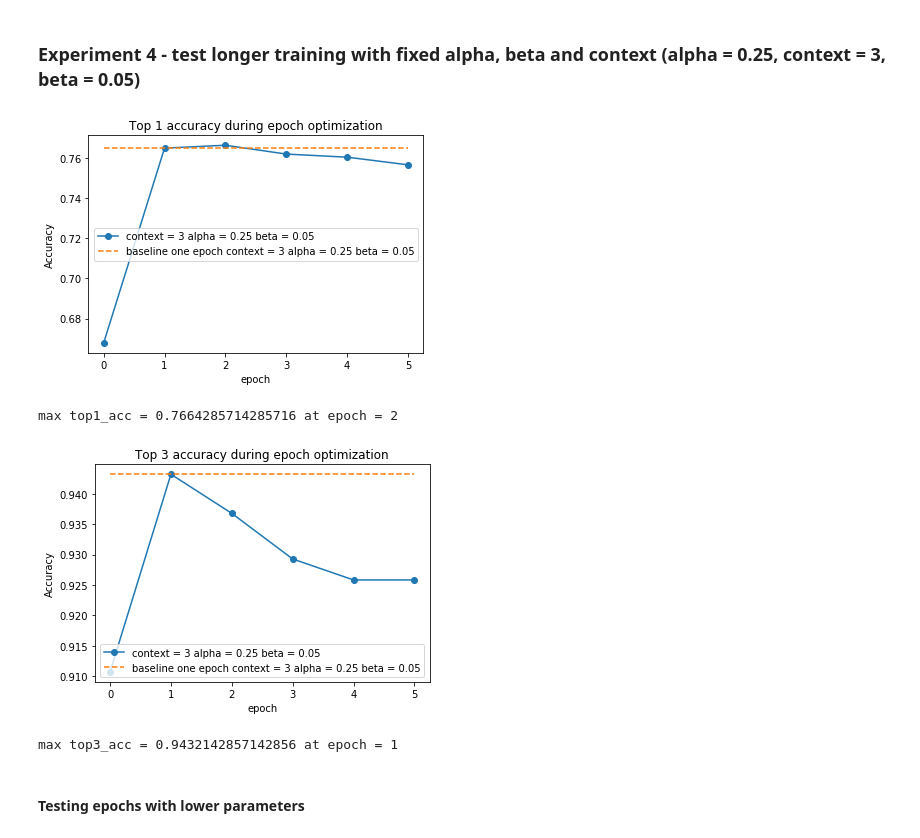
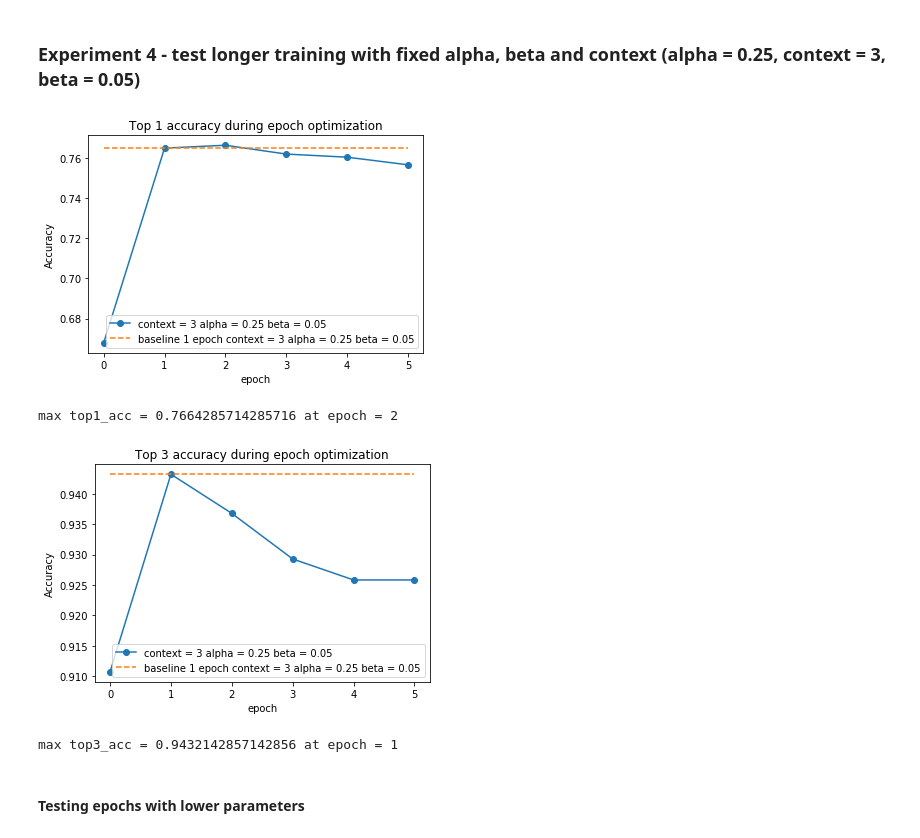
Before and after one commit to gberinger/automatic-wiki-links, a Jupyter notebook: experiments/alpha_beta_context_optimalizations/new_plots.ipynb, the cells around one changed output. Saved outputs shown, nothing was run; the diff lists cells and outputs as text; code cells hidden in the pictures.

```diff
--- a/experiments/alpha_beta_context_optimalizations/new_plots.ipynb
+++ b/experiments/alpha_beta_context_optimalizations/new_plots.ipynb
@@ -111,24 +135,18 @@ tested_top_ks = ["top1_acc", "top3_acc"]
 experiment = "beta"
 experiment_no = 3
 subexperiment_no = 0
-experiment_path = "../experiment{}/{}{}_0/".format(experiment_no, experiment, subexperiment_no)
-with open(experiment_path + 'args.txt') as f:
+experiment_path_prefix = "../experiment{}/{}{}_".format(experiment_no, experiment, subexperiment_no)
+with open(experiment_path_prefix + '0/args.txt') as f:
     data = json.load(f)
     assert(data["shuffle"])
     context = data["context"]
     alpha = data["alpha"]
 
 for top_k in tested_top_ks:
-    results_df = pd.read_csv(experiment_path + 'results.csv')
-    top_acc = 0 * results_df[top_k]
-    num_shuffles = 30
-    for i in range(num_shuffles):
-        experiment_path = "../experiment{}/{}{}_{}/".format(experiment_no, experiment, subexperiment_no, i)
-        results_df = pd.read_csv(experiment_path + 'results.csv')
-        top_acc = top_acc + results_df[top_k]
-    top_acc = top_acc/num_shuffles
-    plt.plot(results_df[experiment], top_acc, 'o-', label="context = {}".format(context))
-    plt.plot(results_df[experiment], [top_acc[0] for _ in top_acc], '--', label="baseline context = {} alpha = {}".format(context, alpha))
+    top_acc, _, tested_range = calc_top_std_and_range(experiment_path_prefix, top_k, experiment)
+    plt.plot(tested_range, top_acc, 'o-', label="context = {} alpha = {}".format(context, alpha))
+
+    plt.plot(tested_range, [top_acc[0] for _ in top_acc], '--', label="baseline context = {} alpha = {}".format(context, alpha))
 
     plt.xlabel(experiment)
     plt.ylabel('Accuracy')
@@ -138,5 +156,5 @@ for top_k in tested_top_ks:
     plt.show()
 
     max_acc = top_acc.max()
-    print('max {} = {} at {} = {} '.format(top_k, max_acc, experiment,results_df[experiment][top_acc.idxmax()]))
+    print('max {} = {} at {} = {} '.format(top_k, max_acc, experiment,tested_range[top_acc.idxmax()]))
 # %% [output]
@@ -149,41 +167,35 @@ max top3_acc = 0.9446428571428573 at beta = 0.01
 # %%
 tested_top_ks = ["top1_acc", "top3_acc"]
 experiment = "epoch"
 experiment_no = 4
 subexperiment_no = 3
-experiment_path = "../experiment{}/{}s{}_0/".format(experiment_no, experiment, subexperiment_no)
-with open(experiment_path + 'args.txt') as f:
+experiment_path_prefix = "../experiment{}/{}s{}_".format(experiment_no, experiment, subexperiment_no)
+with open(experiment_path_prefix + '0/args.txt') as f:
     data = json.load(f)
     assert(data["shuffle"])
     context = data["context"]
     alpha = data["alpha"]
     beta = data["beta"]
 
 for top_k in tested_top_ks:
-    results_df = pd.read_csv(experiment_path + 'results.csv')
-    top_acc = 0 * results_df[top_k]
-    num_shuffles = 30
-    for i in range(num_shuffles):
-        experiment_path = "../experiment{}/{}s{}_{}/".format(experiment_no, experiment, subexperiment_no, i)
-        results_df = pd.read_csv(experiment_path + 'results.csv')
-        top_acc = top_acc + results_df[top_k]
-    top_acc = top_acc/num_shuffles
-    plt.plot(results_df[experiment], top_acc, 'o-',label="context = {} alpha = {} beta = {}".format(context, alpha, beta))
-    plt.plot(results_df[experiment], [top_acc[1] for _ in top_acc], '--', label="baseline one epoch context = {} alpha = {} beta = {}".format(context, alpha, beta))
+    top_acc, _, tested_range = calc_top_std_and_range(experiment_path_prefix, top_k, experiment)
+    plt.plot(tested_range, top_acc, 'o-', label="context = {} alpha = {} beta = {}".format(context, alpha, beta))
+
+    plt.plot(tested_range, [top_acc[1] for _ in top_acc], '--', label="baseline 1 epoch context = {} alpha = {} beta = {}".format(context, alpha, beta))
 
     plt.xlabel(experiment)
     plt.ylabel('Accuracy')
     plt.title(title_desc[top_k] + " during " + experiment + " optimization")
     plt.legend()
     plt.savefig('exp{}_{}_{}.png'.format(experiment_no, experiment, top_k))
     plt.show()
 
     max_acc = top_acc.max()
-    print('max {} = {} at {} = {} '.format(top_k, max_acc, experiment,results_df[experiment][top_acc.idxmax()]))
+    print('max {} = {} at {} = {} '.format(top_k, max_acc, experiment,tested_range[top_acc.idxmax()]))
 # %% [output]
-[figure, old version]
+[figure, new version]
 max top1_acc = 0.7664285714285716 at epoch = 2
-[figure, old version]
+[figure, new version]
 max top3_acc = 0.9432142857142856 at epoch = 1
 # %% [markdown]
 #### Testing epochs with lower parameters
```
Also changed, not shown: parts of 6 cells of this notebook, 8 other files.
